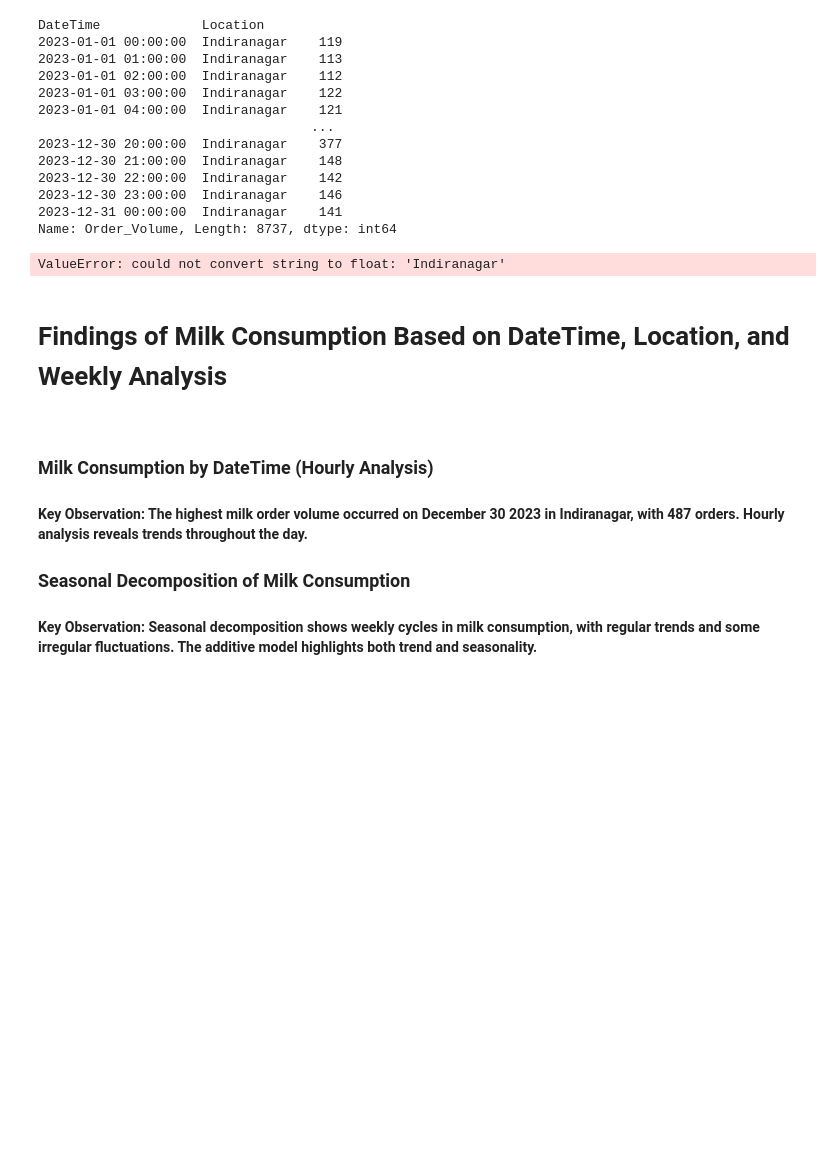
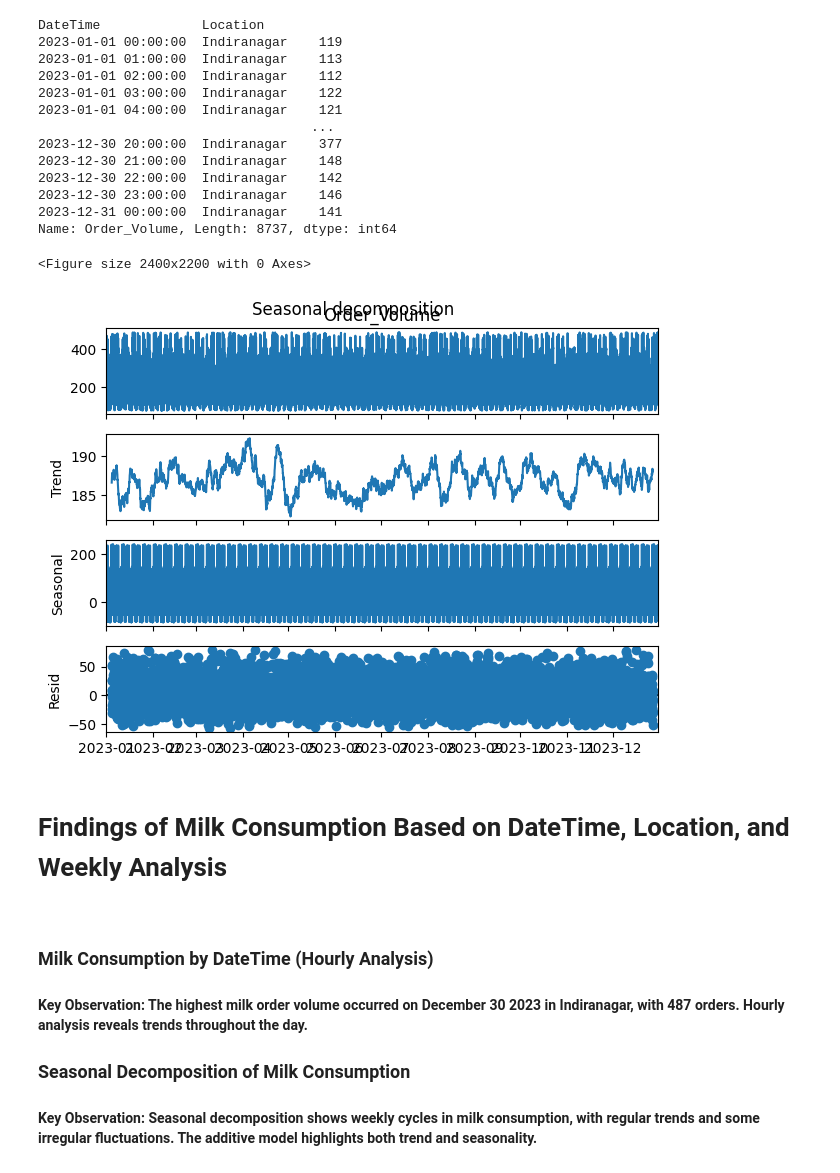
Before and after one commit to rahul8879/swiggy_demand_modelling, a Jupyter notebook: notebooks/analysis.ipynb, the cells around one changed output. Drawn from its saved outputs; the diff is of its cells as text; code cells hidden in the pictures; blank space fills up the shorter version.

```diff
--- a/notebooks/analysis.ipynb
+++ b/notebooks/analysis.ipynb
@@ -269,13 +292,14 @@ aggregated_data.set_index('DateTime', inplace=True)
 order_volume = aggregated_data['Order_Volume']
 # %%
 # Performing seasonal decomposition to analyze trends and patterns
-decomposition=seasonal_decompose(aggregated_data,model='additive',period=24*7)
+decomposition=seasonal_decompose(order_volume,model='additive',period=24*7)
 plt.figure(figsize=(24,22))
 decomposition.plot()
 plt.suptitle('Seasonal decomposition')
 plt.show()
 # %% [output]
-ValueError: could not convert string to float: 'Indiranagar'
+<Figure size 2400x2200 with 0 Axes>
+[figure, added]
 # %%
 # Convert 'DateTime' to datetime format
 product_data.loc[:,'DateTime']=pd.to_datetime (product_data['DateTime'])
```
Also changed, not shown: parts of 4 cells of this notebook.
